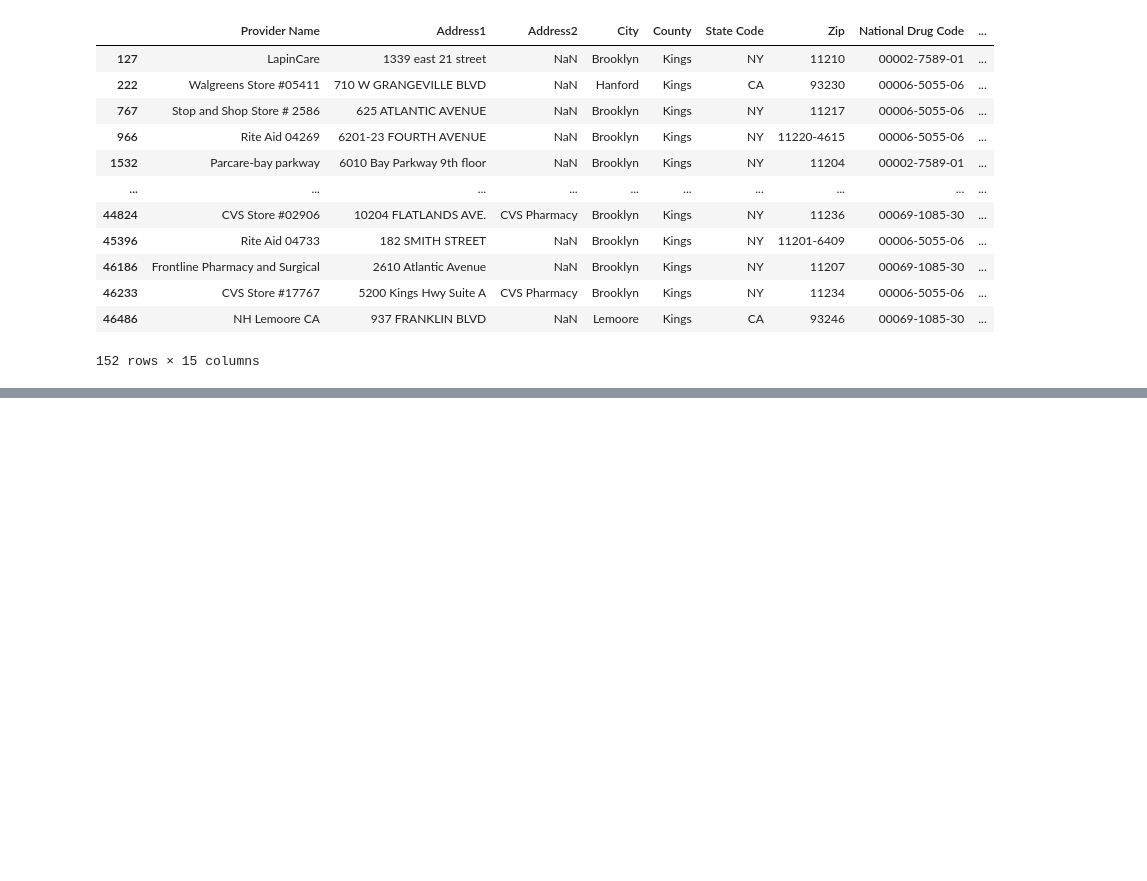
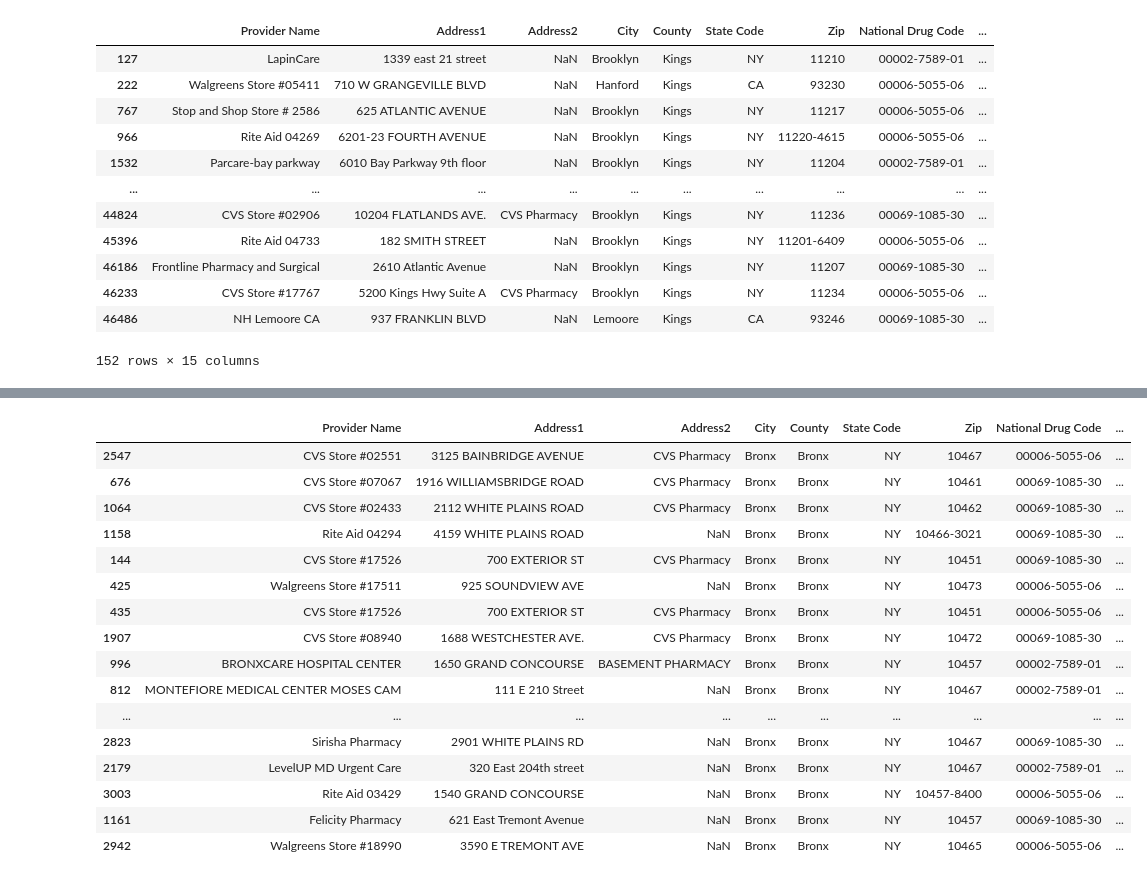
Before and after one commit to candacepedraza61/antivirals, a Jupyter notebook: antiviral-notebook.ipynb, the cells around one changed output, grey strips where cells are left out. Saved outputs shown, nothing was run; the diff lists cells and outputs as text; code cells hidden in the pictures; blank space fills up the shorter version.

```diff
--- a/antiviral-notebook.ipynb
+++ b/antiviral-notebook.ipynb
@@ -538,0 +623,20 @@ memory usage: 8.5+ KB
+# %%
+ny_df_bronx.sample(25)
+# %% [output]
+|  | Provider Name | Address1 | Address2 | City | County | State Code | Zip | National Drug Code | ... |
+| 2547 | CVS Store #02551 | 3125 BAINBRIDGE AVENUE | CVS Pharmacy | Bronx | Bronx | NY | 10467 | 00006-5055-06 | ... |
+| 676 | CVS Store #07067 | 1916 WILLIAMSBRIDGE ROAD | CVS Pharmacy | Bronx | Bronx | NY | 10461 | 00069-1085-30 | ... |
+| 1064 | CVS Store #02433 | 2112 WHITE PLAINS ROAD | CVS Pharmacy | Bronx | Bronx | NY | 10462 | 00069-1085-30 | ... |
+| 1158 | Rite Aid 04294 | 4159 WHITE PLAINS ROAD | NaN | Bronx | Bronx | NY | 10466-3021 | 00069-1085-30 | ... |
+| 144 | CVS Store #17526 | 700 EXTERIOR ST | CVS Pharmacy | Bronx | Bronx | NY | 10451 | 00069-1085-30 | ... |
+| 425 | Walgreens Store #17511 | 925 SOUNDVIEW AVE | NaN | Bronx | Bronx | NY | 10473 | 00006-5055-06 | ... |
+| 435 | CVS Store #17526 | 700 EXTERIOR ST | CVS Pharmacy | Bronx | Bronx | NY | 10451 | 00006-5055-06 | ... |
+| 1907 | CVS Store #08940 | 1688 WESTCHESTER AVE. | CVS Pharmacy | Bronx | Bronx | NY | 10472 | 00069-1085-30 | ... |
+| 996 | BRONXCARE HOSPITAL CENTER | 1650 GRAND CONCOURSE | BASEMENT PHARMACY | Bronx | Bronx | NY | 10457 | 00002-7589-01 | ... |
+| 812 | MONTEFIORE MEDICAL CENTER MOSES CAM | 111 E 210 Street | NaN | Bronx | Bronx | NY | 10467 | 00002-7589-01 | ... |
+| ... | ... | ... | ... | ... | ... | ... | ... | ... | ... |
+| 2823 | Sirisha Pharmacy | 2901 WHITE PLAINS RD | NaN | Bronx | Bronx | NY | 10467 | 00069-1085-30 | ... |
+| 2179 | LevelUP MD Urgent Care | 320 East 204th street | NaN | Bronx | Bronx | NY | 10467 | 00002-7589-01 | ... |
+| 3003 | Rite Aid 03429 | 1540 GRAND CONCOURSE | NaN | Bronx | Bronx | NY | 10457-8400 | 00006-5055-06 | ... |
+| 1161 | Felicity Pharmacy | 621 East Tremont Avenue | NaN | Bronx | Bronx | NY | 10457 | 00069-1085-30 | ... |
+| 2942 | Walgreens Store #18990 | 3590 E TREMONT AVE | NaN | Bronx | Bronx | NY | 10465 | 00006-5055-06 | ... |
```
Also changed, not shown: parts of 38 cells of this notebook, 5 other files.
